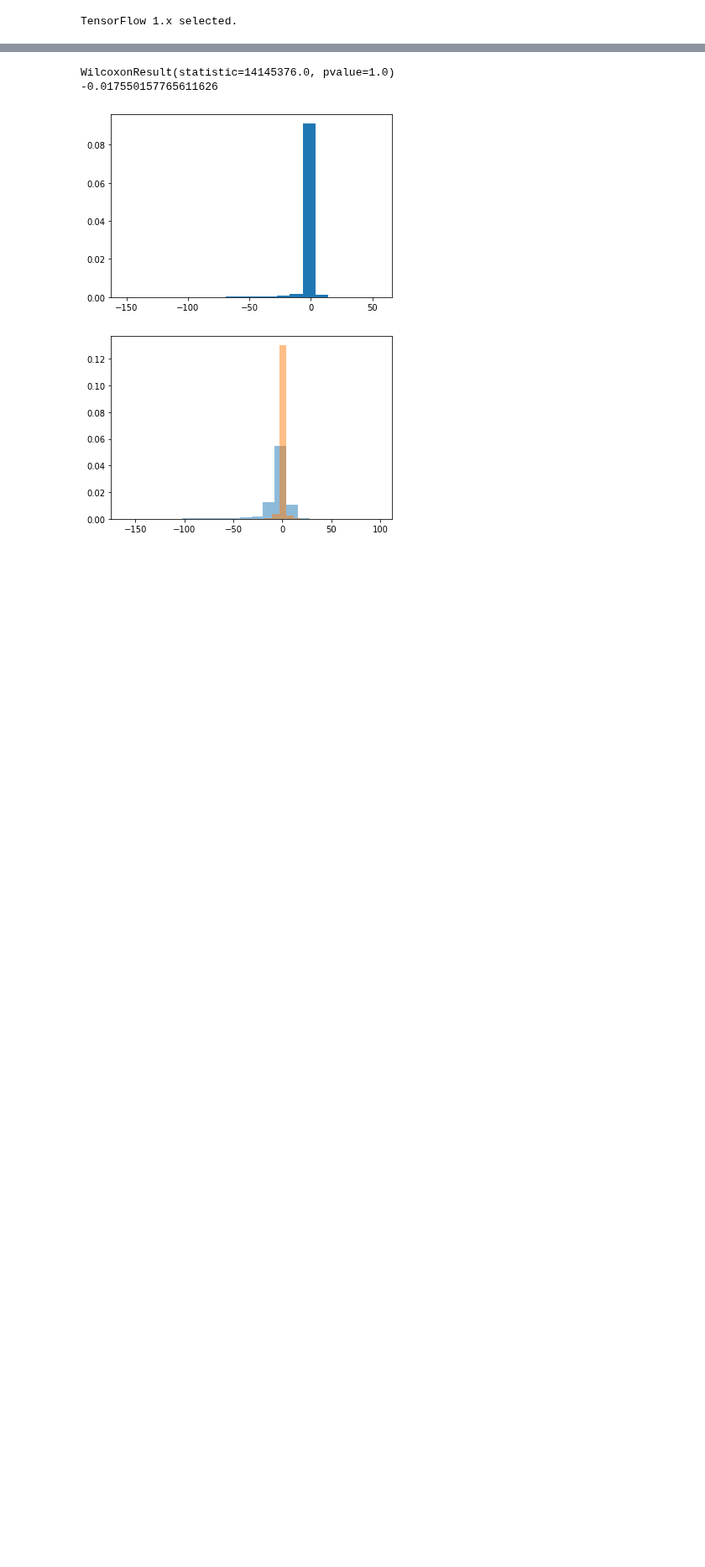
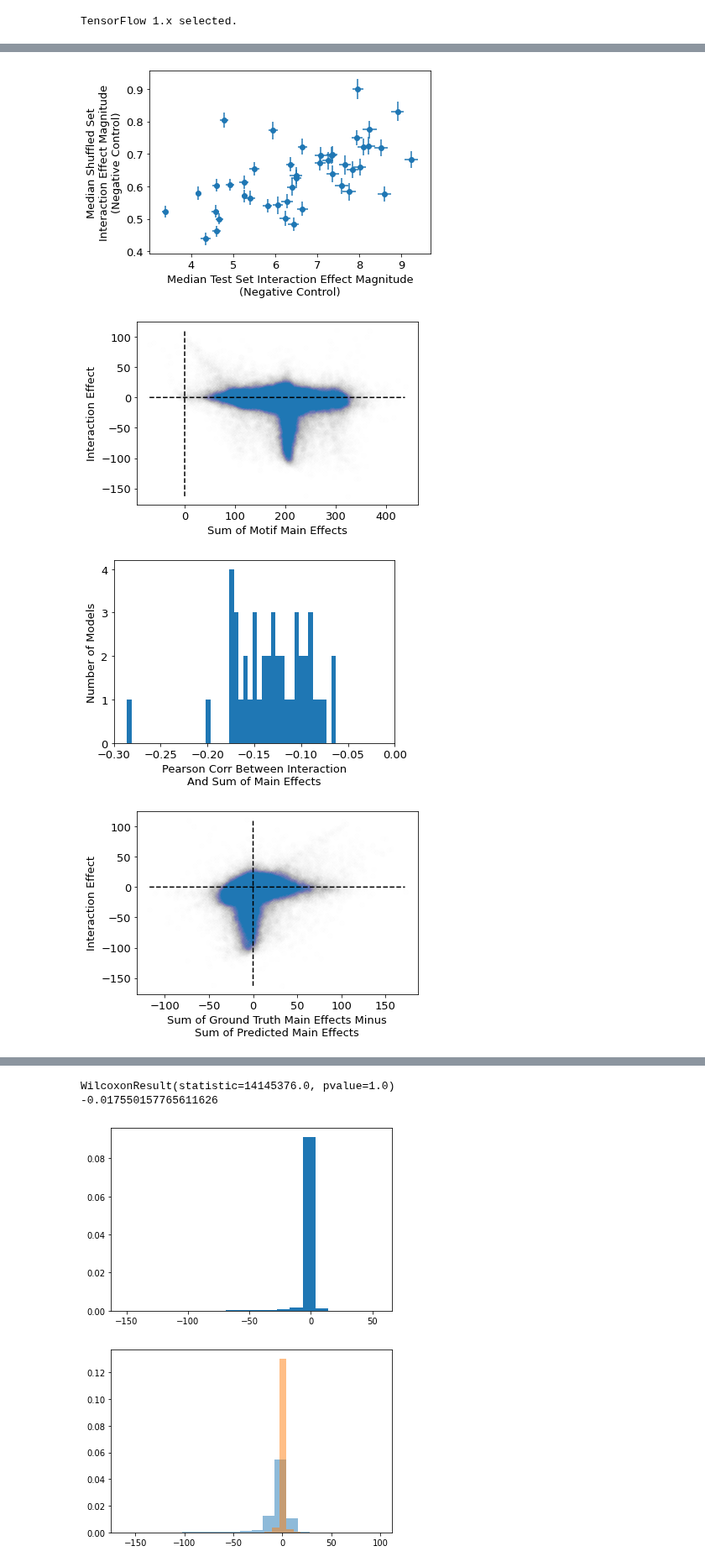
Before and after one commit to kundajelab/feature_interactions, a Jupyter notebook: EvaluateModelsGivenPredictionData.ipynb, the cells around one changed output, grey strips where cells are left out. Shown at 84% size. Drawn from its saved outputs; the diff is of its cells as text; code cells hidden in the pictures; blank space fills up the shorter version.

```diff
--- a/EvaluateModelsGivenPredictionData.ipynb
+++ b/EvaluateModelsGivenPredictionData.ipynb
@@ -204,8 +210,15 @@ InteractionAnalysis = namedtuple("InteractionAnalysis",
   ["test_toanalyze_interactioneffectdata",
    "test_toanalyze_lossimprovement",
 
+   "controltest_toanalyze_lossimprovement",
+
    "shuff_toanalyze_interactioneffectdata",
    "shuff_toanalyze_lossimprovement",
+
+   "train_toanalyze_interactioneffectdata",
+   "train_toanalyze_lossimprovement",
+
+   "controltrain_toanalyze_lossimprovement",
 
    "test_toanalyze_intereff_wilcoxon",
    "test_toanalyze_lossimprovement_wilcoxon",
@@ -326,10 +339,20 @@ def perform_interaction_analysis(modelpredsfile, test_toanalyze_labels,
         test_toanalyze_interactioneffectdata,
       test_toanalyze_lossimprovement=test_toanalyze_lossimprovement,
 
+      controltest_toanalyze_lossimprovement=
+       controltest_toanalyze_lossimprovement,
+
       shuff_toanalyze_interactioneffectdata=
         shuff_toanalyze_interactioneffectdata,
       shuff_toanalyze_lossimprovement=
         shuff_toanalyze_lossimprovement,
+
+      train_toanalyze_interactioneffectdata=
+        train_toanalyze_interactioneffectdata,
+      train_toanalyze_lossimprovement=train_toanalyze_lossimprovement,
+
+      controltrain_toanalyze_lossimprovement=
+        controltrain_toanalyze_lossimprovement,
 
       test_toanalyze_intereff_wilcoxon=
         test_toanalyze_intereff_wilcoxon,
@@ -464,0 +599,62 @@ poscontrol_results_summary = prepare_results_summary(poscontrol_results)
+# %%
+%matplotlib inline
+plt.rc('font', size=13)
+
+#plt.plot(test_intereff_mag_mean, test_intereff_mag_mean, color="black")
+plt.errorbar(x=negcontrol_test_intereff_mag_mean,
+             y=negcontrol_shuff_intereff_mag_mean,
+             xerr=negcontrol_test_intereff_mag_stderr,
+             yerr=negcontrol_shuff_intereff_mag_stderr,
+             fmt='o')
+plt.xlabel("Median Test Set Interaction Effect Magnitude\n(Negative Control)")
+plt.ylabel("Median Shuffled Set\nInteraction Effect Magnitude\n(Negative Control)")
+plt.show()
+
+def xyaxis_scatterplot(x,y, withxeqy=False, **kwargs):
+  if (withxeqy):
+    all_vals = sorted(list(x)+list(y)+[0] )
+    plt.plot(all_vals, all_vals, color="black")
+    plt.plot([0 for v in all_vals], all_vals, color="black", linestyle="--")
+    plt.plot(all_vals, [0 for v in all_vals], color="black", linestyle="--")
+  else:
+    plt.plot([0 for v in y]+[0], sorted(list(y)+[0]), color="black", linestyle="--")
+    plt.plot(sorted(list(x)+[0]), [0 for v in x]+[0], color="black", linestyle="--")
+  plt.scatter(x,y,**kwargs)
+
+xyaxis_scatterplot(negcontrol_main_eff_vec,
+                   negcontrol_inter_eff_vec, alpha=0.003)
+plt.xlabel("Sum of Motif Main Effects")
+plt.ylabel("Interaction Effect")
+plt.show()
+
+plt.hist(negcontrol_mainvintereff_corrs, bins=45)
+plt.xlim(-0.3, 0)
+plt.xlabel("Pearson Corr Between Interaction\nAnd Sum of Main Effects")
+plt.ylabel("Number of Models")
+plt.show()
+
+xyaxis_scatterplot(negcontrol_main_eff_error_vec,
+                   negcontrol_inter_eff_vec, alpha=0.003)
+plt.xlabel("Sum of Ground Truth Main Effects Minus"
+           +"\nSum of Predicted Main Effects")
+plt.ylabel("Interaction Effect")
+plt.show()
+
+xyaxis_scatterplot(negcontrol_mainvintereff_corrs,
+                   negcontrol_test_lossimp_median)
+plt.xlabel("Pearson Corr Between Interaction\nAnd Sum of Main Effects")
+plt.ylabel("Median Loss Improvement Due To\n"
+           +"Interaction Effect On Test Set Examples")
+plt.show()
+
+xyaxis_scatterplot(negcontrol_mainvintereff_corrs,
+                   negcontrol_train_lossimp_median)
+plt.xlabel("Pearson Corr Between Interaction\nAnd Sum of Main Effects")
+plt.ylabel("Median Loss Improvement\nDue To"
+           +" Interaction Effect\nOn Training Set Examples")
+plt.show()
+# %% [output]
+[figure, added]
+[figure, added]
+[figure, added]
+[figure, added]
```
Also changed, not shown: parts of 9 cells of this notebook.
